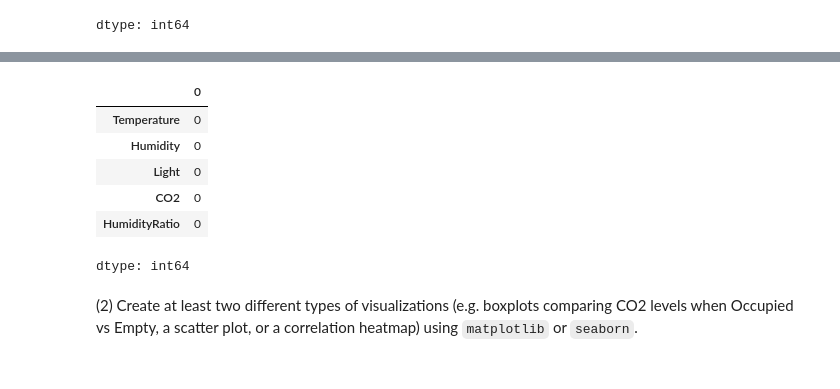
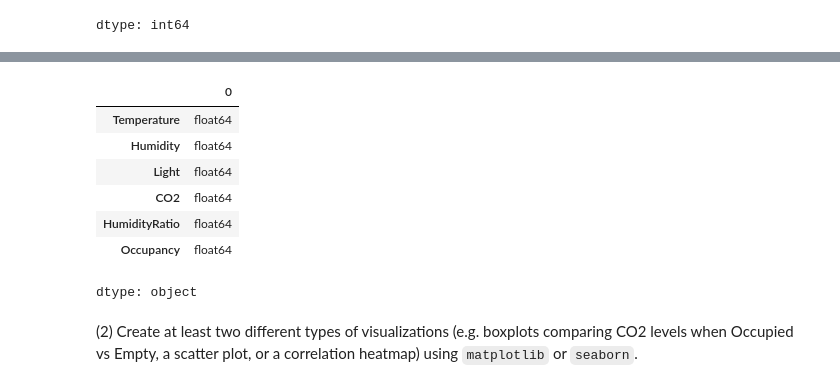
Before and after one commit to rimlazrek1/Smart_Office_Occupancy_Detection, a Jupyter notebook: Smart_Office_Occupancy_Detection.ipynb, the cells around one changed output, grey strips where cells are left out. Saved outputs shown, nothing was run; the diff lists cells and outputs as text; code cells hidden in the pictures.

```diff
--- a/Smart_Office_Occupancy_Detection.ipynb
+++ b/Smart_Office_Occupancy_Detection.ipynb
@@ -101,14 +97,15 @@ X_train.isnull().sum()
 dtype: int64
-# %%
-X_test.isnull().sum()
-# %% [output]
-|  | 0 |
-| Temperature | 0 |
-| Humidity | 0 |
-| Light | 0 |
-| CO2 | 0 |
-| HumidityRatio | 0 |
-dtype: int64
+# %%
+df.dtypes
+# %% [output]
+|  | 0 |
+| Temperature | float64 |
+| Humidity | float64 |
+| Light | float64 |
+| CO2 | float64 |
+| HumidityRatio | float64 |
+| Occupancy | float64 |
+dtype: object
 # %% [markdown]
 (2) Create at least two different types of visualizations (e.g. boxplots comparing CO2 levels when Occupied vs Empty, a scatter plot, or a correlation heatmap) using `matplotlib` or `seaborn`.
 # %%
```
Also changed, not shown: parts of 9 cells of this notebook.
